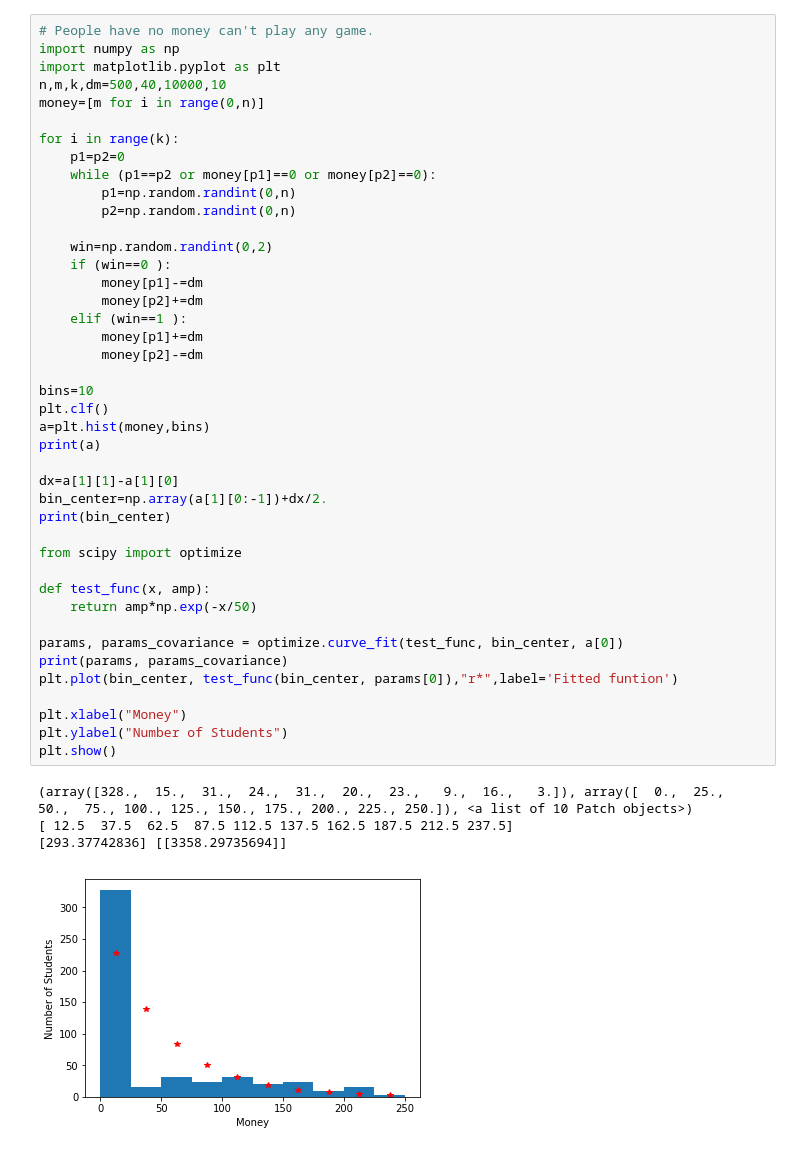
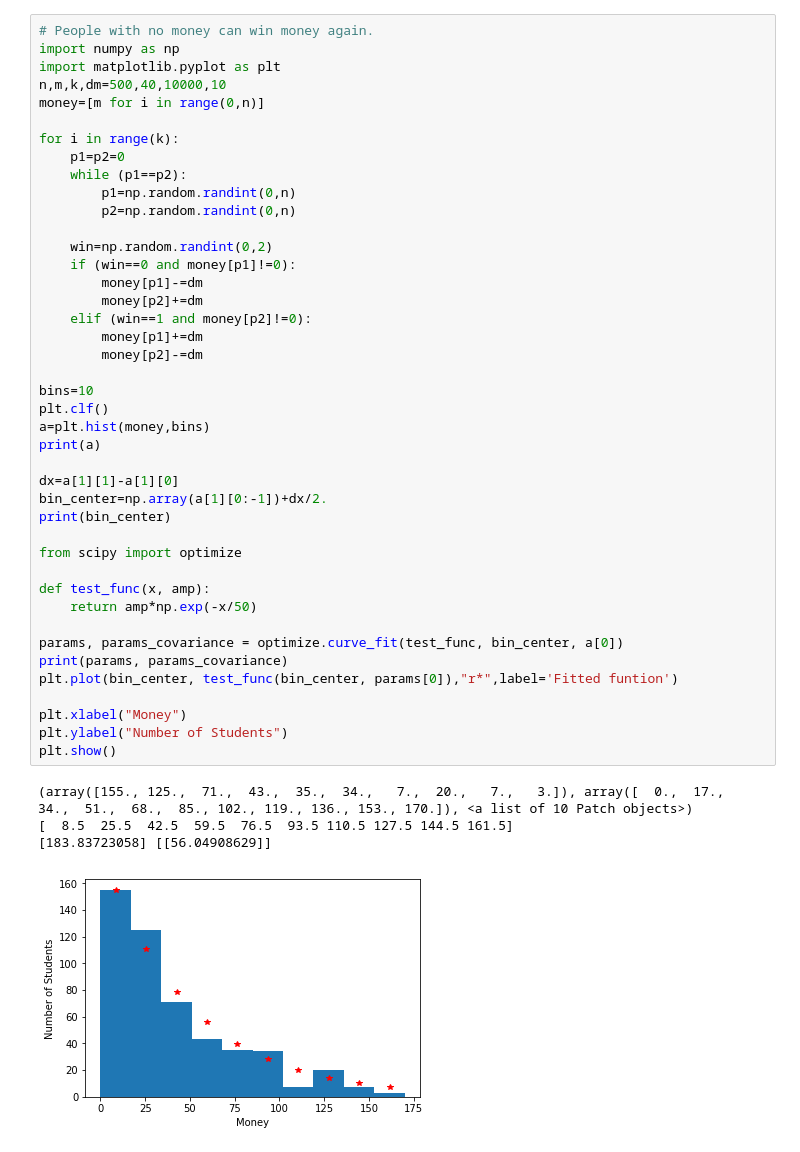
Before and after one commit to cfp106022204/10720phys29000, a Jupyter notebook: 190411 Salary Game.ipynb, the cells around one changed output. Saved outputs shown, nothing was run; the diff lists cells and outputs as text.

```diff
--- a/190411 Salary Game.ipynb
+++ b/190411 Salary Game.ipynb
@@ -94,5 +94,5 @@ plt.show()
 # %%
-# People have no money can't play any game.
+# People with no money can win money again.
 import numpy as np
 import matplotlib.pyplot as plt
 n,m,k,dm=500,40,10000,10
@@ -100,41 +100,41 @@ money=[m for i in range(0,n)]
 
 for i in range(k):
     p1=p2=0
-    while (p1==p2 or money[p1]==0 or money[p2]==0):
+    while (p1==p2):
         p1=np.random.randint(0,n)
         p2=np.random.randint(0,n)
 
     win=np.random.randint(0,2)
-    if (win==0 ):
+    if (win==0 and money[p1]!=0):
         money[p1]-=dm
         money[p2]+=dm
-    elif (win==1 ):
+    elif (win==1 and money[p2]!=0):
         money[p1]+=dm
         money[p2]-=dm
 
 bins=10
 plt.clf()
 a=plt.hist(money,bins)
 print(a)
 
 dx=a[1][1]-a[1][0]
 bin_center=np.array(a[1][0:-1])+dx/2.
 print(bin_center)
 
 from scipy import optimize
 
 def test_func(x, amp):
     return amp*np.exp(-x/50)
 
 params, params_covariance = optimize.curve_fit(test_func, bin_center, a[0])
 print(params, params_covariance)
 plt.plot(bin_center, test_func(bin_center, params[0]),"r*",label='Fitted funtion')
 
 plt.xlabel("Money")
 plt.ylabel("Number of Students")
 plt.show()
 # %% [output]
-(array([328.,  15.,  31.,  24.,  31.,  20.,  23.,   9.,  16.,   3.]), array([  0.,  25.,  50.,  75., 100., 125., 150., 175., 200., 225., 250.]), <a list of 10 Patch objects>)
-[ 12.5  37.5  62.5  87.5 112.5 137.5 162.5 187.5 212.5 237.5]
-[293.37742836] [[3358.29735694]]
+(array([155., 125.,  71.,  43.,  35.,  34.,   7.,  20.,   7.,   3.]), array([  0.,  17.,  34.,  51.,  68.,  85., 102., 119., 136., 153., 170.]), <a list of 10 Patch objects>)
+[  8.5  25.5  42.5  59.5  76.5  93.5 110.5 127.5 144.5 161.5]
+[183.83723058] [[56.04908629]]
-[figure, old version]
+[figure, new version]
```
Also changed, not shown: parts of 4 cells of this notebook.
